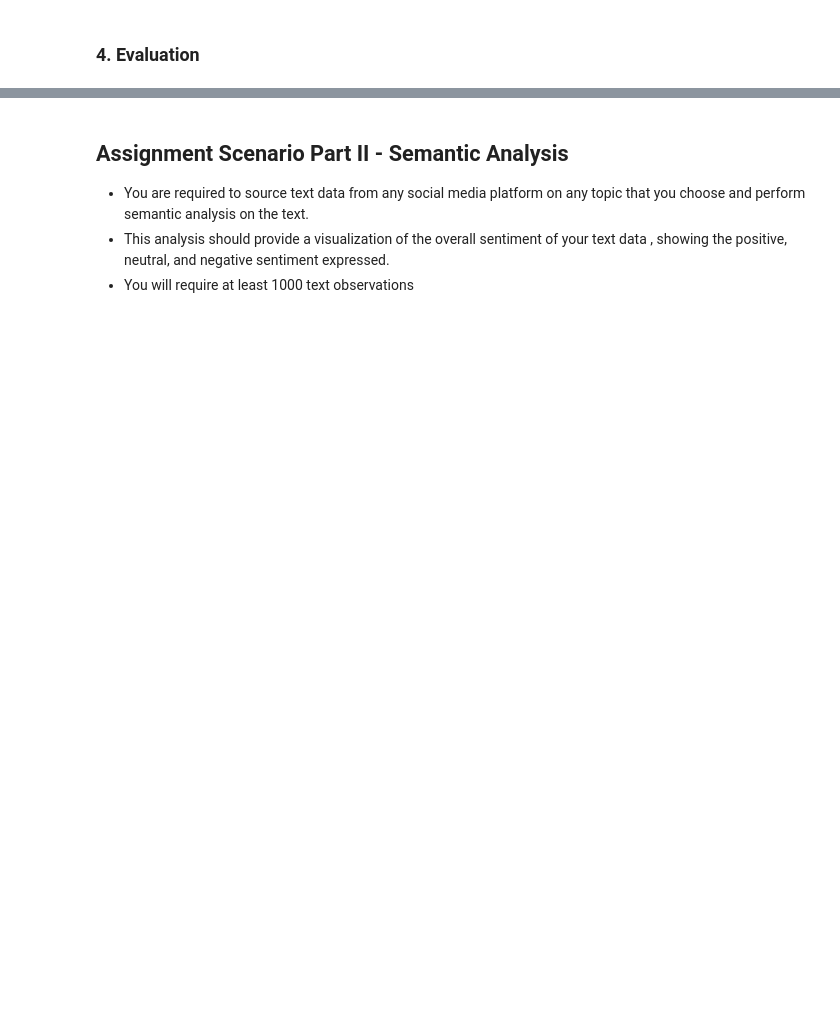
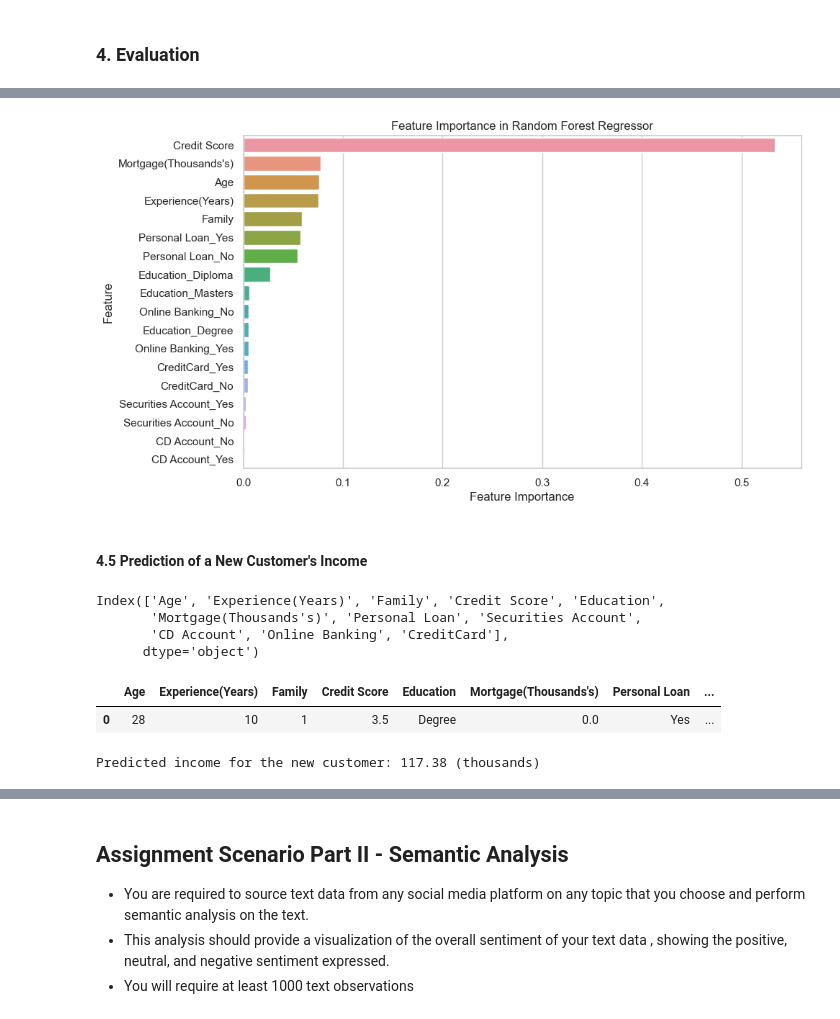
Before and after one commit to danrlei-martins-cct/ML_CA2, a Jupyter notebook: DanrleiMartins_ML_CA2.ipynb, the cells around one changed output, grey strips where cells are left out. Drawn from its saved outputs; the diff is of its cells as text; code cells hidden in the pictures; blank space fills up the shorter version.

```diff
--- a/DanrleiMartins_ML_CA2.ipynb
+++ b/DanrleiMartins_ML_CA2.ipynb
@@ -644,0 +623,21 @@ While the custom neural network model showed improvement over the baseline, its
+# %%
+def get_feature_names(preprocessor):
+    feature_names = []
+    for name, transformer, columns in preprocessor.transformers_:
+        if transformer == 'drop' or isinstance(transformer, str):
+            continue
+        if hasattr(transformer, 'get_feature_names_out'):
+            names = transformer.get_feature_names_out(columns)
+        else:
+            names = columns
+        feature_names.extend(names)
+    return feature_names
+
+# Extract the feature names from the preprocessor
+actual_feature_names = get_feature_names(preprocessor)
+# %%
+# Create a DataFrame for better visualization
+feature_importance_df = pd.DataFrame({'Feature': actual_feature_names, 'Importance': importances})
+feature_importance_df = feature_importance_df.sort_values(by='Importance', ascending=False)
+
+feature_importance_df
@@ -644,0 +662,52 @@ While the custom neural network model showed improvement over the baseline, its
+# %%
+# Feature Importance Plot
+plt.figure(figsize=(10, 6))
+sns.barplot(x='Importance', y='Feature', data=feature_importance_df)
+plt.xlabel('Feature Importance')
+plt.ylabel('Feature')
+plt.title('Feature Importance in Random Forest Regressor')
+plt.show()
+# %% [output]
+[figure, added]
+# %% [markdown]
+#### 4.5 Prediction of a New Customer's Income
+# %%
+features.columns
+# %% [output]
+Index(['Age', 'Experience(Years)', 'Family', 'Credit Score', 'Education',
+       'Mortgage(Thousands's)', 'Personal Loan', 'Securities Account',
+       'CD Account', 'Online Banking', 'CreditCard'],
+      dtype='object')
+# %%
+# Define a new customer's features
+new_customer = {
+    'Age': 28,
+    'Experience(Years)': 10,
+    'Family': 1,
+    'Credit Score': 3.5,
+    'Education': 'Degree',
+    "Mortgage(Thousands's)": 0.0,
+    'Personal Loan': 'Yes',
+    'Securities Account': 'No',
+    'CD Account': 'No',
+    'Online Banking': 'Yes',
+    'CreditCard': 'Yes'
+}
+
+# Convert the new customer's data to a DataFrame
+new_customer_df = pd.DataFrame([new_customer], columns=features.columns)
+
+new_customer_df
+# %% [output]
+|  | Age | Experience(Years) | Family | Credit Score | Education | Mortgage(Thousands's) | Personal Loan | ... |
+| 0 | 28 | 10 | 1 | 3.5 | Degree | 0.0 | Yes | ... |
+# %%
+# Preprocess the new customer's features
+new_customer_data = preprocessor.transform(new_customer_df)
+
+# Make a prediction using the Random Forest Regressor
+new_customer_income_prediction = rf.predict(new_customer_data)
+
+print(f"Predicted income for the new customer: {new_customer_income_prediction[0]:.2f} (thousands)")
+# %% [output]
+Predicted income for the new customer: 117.38 (thousands)
```
Also changed, not shown: parts of 58 cells of this notebook, 1 other file.
